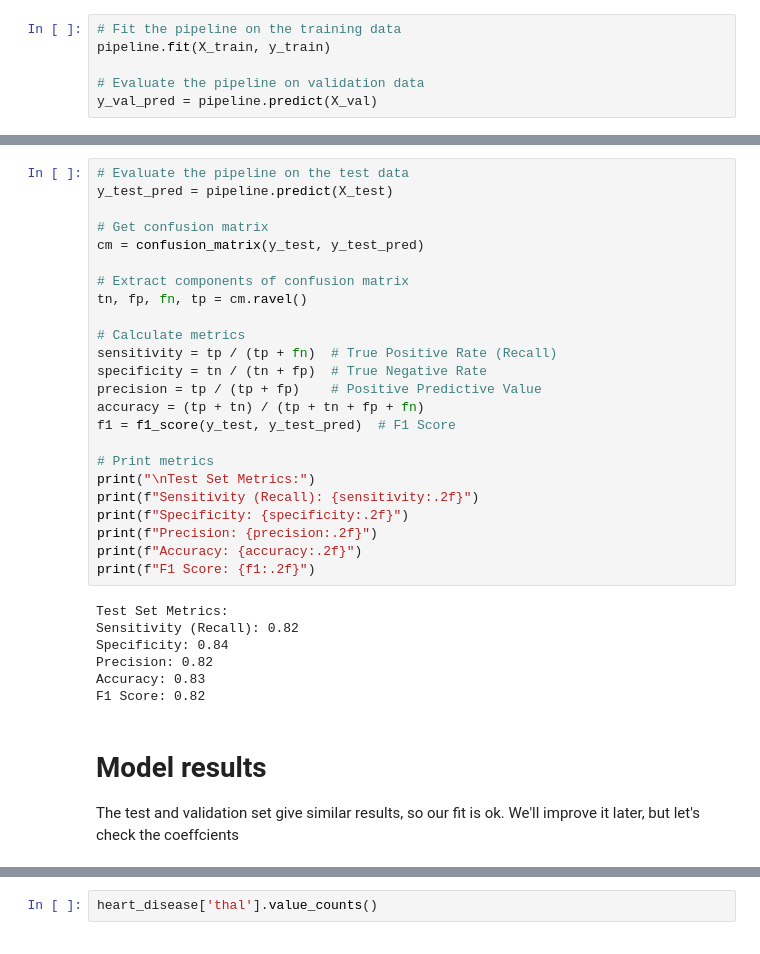
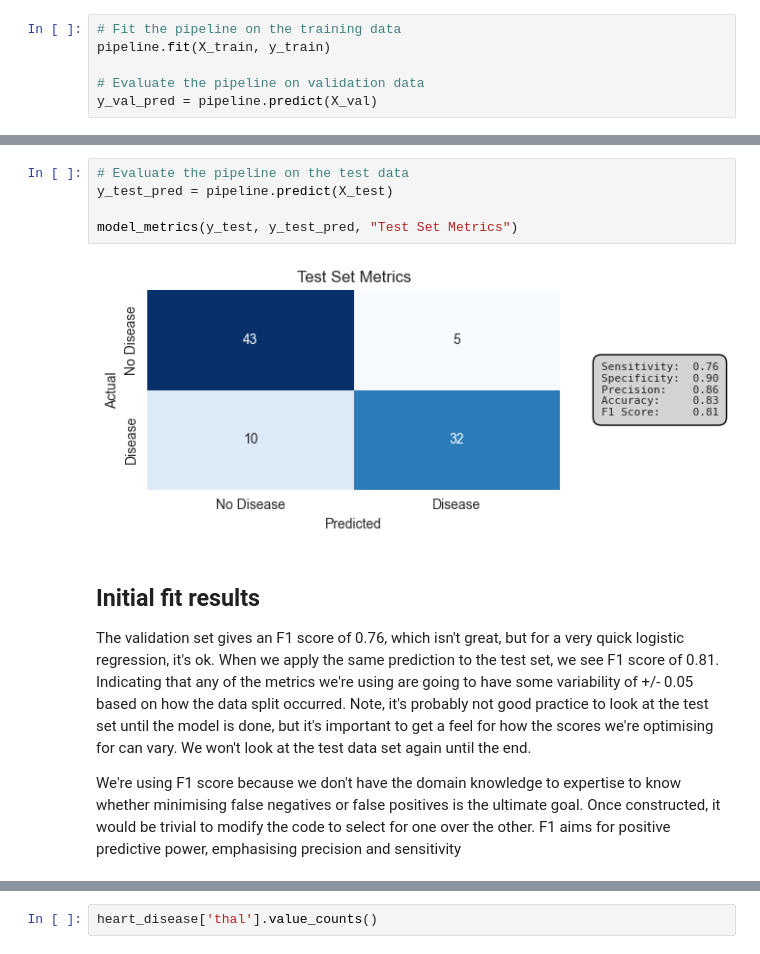
Before and after one commit to SJWallace/GP-ClassifyingHeartDisease, a Jupyter notebook: pipeline_full.ipynb, the cells around one changed output, grey strips where cells are left out. Saved outputs shown, nothing was run; the diff lists cells and outputs as text.

```diff
--- a/pipeline_full.ipynb
+++ b/pipeline_full.ipynb
@@ -216,37 +264,15 @@ F1 Score: 0.81
 # %%
 # Evaluate the pipeline on the test data
 y_test_pred = pipeline.predict(X_test)
 
-# Get confusion matrix
-cm = confusion_matrix(y_test, y_test_pred)
-
-# Extract components of confusion matrix
-tn, fp, fn, tp = cm.ravel()
-
-# Calculate metrics
-sensitivity = tp / (tp + fn)  # True Positive Rate (Recall)
-specificity = tn / (tn + fp)  # True Negative Rate
-precision = tp / (tp + fp)    # Positive Predictive Value
-accuracy = (tp + tn) / (tp + tn + fp + fn)
-f1 = f1_score(y_test, y_test_pred)  # F1 Score
-
-# Print metrics
-print("\nTest Set Metrics:")
-print(f"Sensitivity (Recall): {sensitivity:.2f}")
-print(f"Specificity: {specificity:.2f}")
-print(f"Precision: {precision:.2f}")
-print(f"Accuracy: {accuracy:.2f}")
-print(f"F1 Score: {f1:.2f}")
+model_metrics(y_test, y_test_pred, "Test Set Metrics")
 # %% [output]
-Test Set Metrics:
-Sensitivity (Recall): 0.82
-Specificity: 0.84
-Precision: 0.82
-Accuracy: 0.83
-F1 Score: 0.82
+[figure, added]
 # %% [markdown]
-# Model results
-The test and validation set give similar results, so our fit is ok. We'll improve it later, but let's check the coeffcients
+## Initial fit results
+The validation set gives an F1 score of 0.76, which isn't great, but for a very quick logistic regression, it's ok. When we apply the same prediction to the test set, we see F1 score of 0.81. Indicating that any of the metrics we're using are going to have some variability of +/- 0.05 based on how the data split occurred. Note, it's probably not good practice to look at the test set until the model is done, but it's important to get a feel for how the scores we're optimising for can vary. We won't look at the test data set again until the end.
+
+We're using F1 score because we don't have the domain knowledge to expertise to know whether minimising false negatives or false positives is the ultimate goal. Once constructed, it would be trivial to modify the code to select for one over the other. F1 aims for positive predictive power, emphasising precision and sensitivity
 # %%
 # Retrieve column names and coefficients from the pipeline
 feature_names = scaling_encoding.get_feature_names_out()
```
Also changed, not shown: parts of 39 cells of this notebook.
